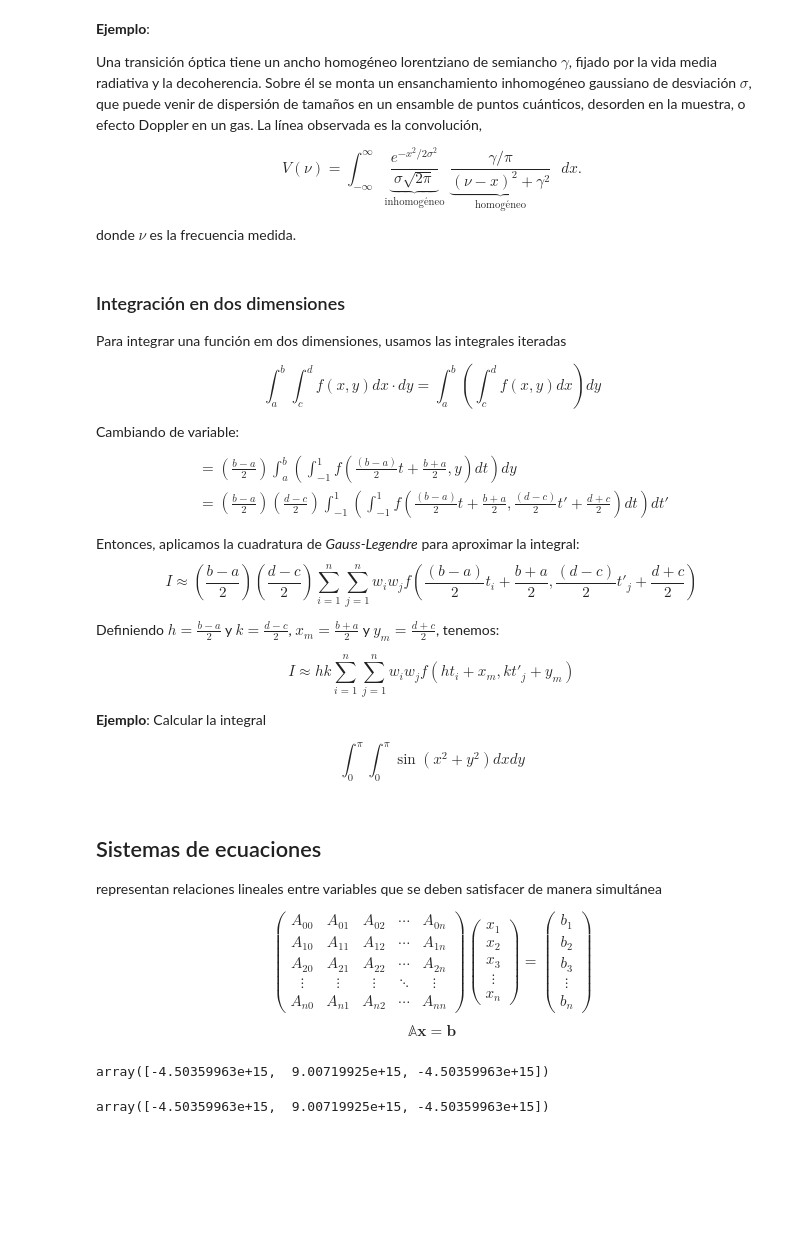
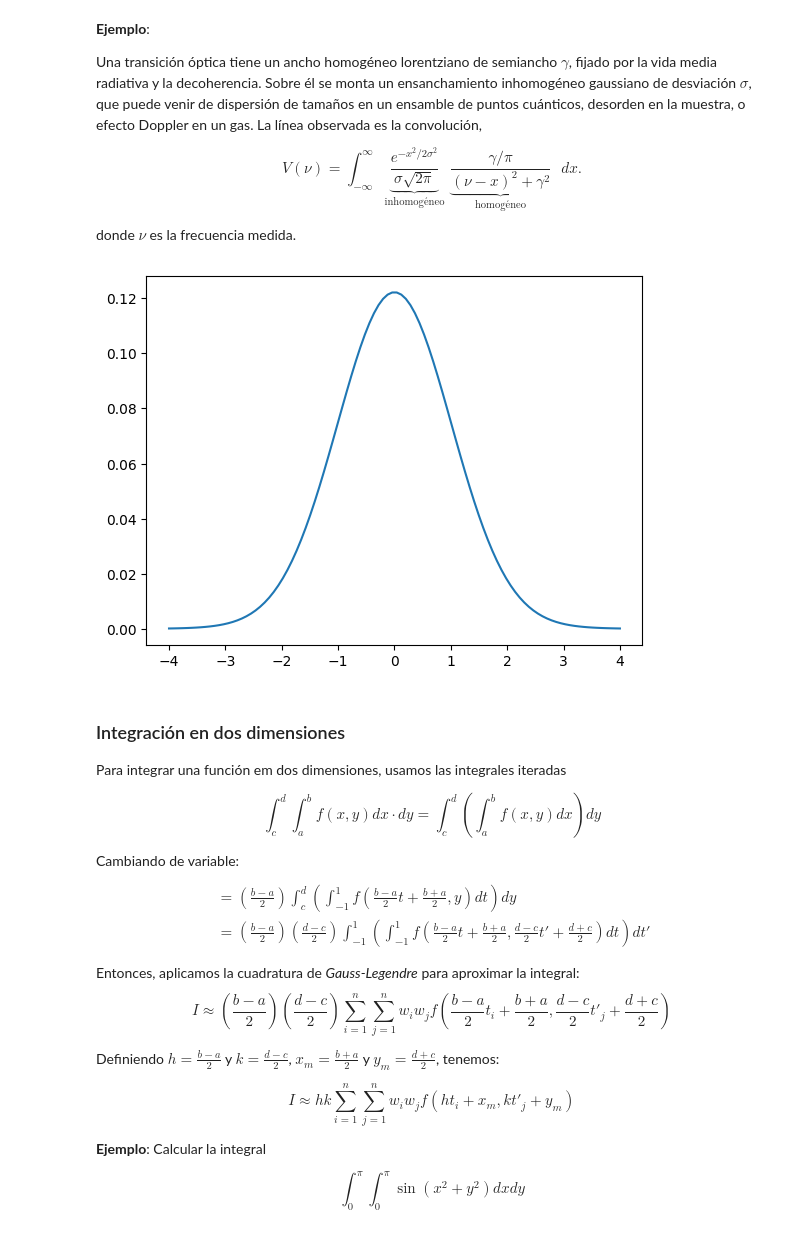
Before and after one commit to alfagalileo/Metodos_Computacionales_1, a Jupyter notebook: _Clase7.ipynb, the cells around one changed output. Saved outputs shown, nothing was run; the diff lists cells and outputs as text; code cells hidden in the pictures; blank space fills up the shorter version.

```diff
--- a/_Clase7.ipynb
+++ b/_Clase7.ipynb
@@ -65,3 +106,13 @@ Es decir,
 $$
     \int_{-1}^{1} \exp \left( -\left[ \frac{t}{1-t^2} \right]^2 \right) \frac{1+t^2}{(1-t^2)^2} dt
 $$
+# %%
+def integral_impropia(f, n):
+    t, w, _ = gauss_legendre(n)
+    x = t/(1 - t**2)
+    J = (1 + t**2)/(1 - t**2)**2
+    return np.sum(w*J*f(x))
+
+v_num = integral_impropia(lambda x: np.exp(-x**2), 32)
+v_exact = np.sqrt(np.pi)
+print(f"Error relativo de integracion: {np.abs((v_exact-v_num)/v_exact)*100:.2} %")
@@ -75,26 +128,47 @@ $$
 $$
 
 donde $\nu$ es la frecuencia medida.
+# %%
+def integral_impropia(f, n, s=1.0, c=0.0):
+    t, w, _ = gauss_legendre(n)
+    x = c + s*t/(1 - t**2)
+    J = s*(1 + t**2)/(1 - t**2)**2
+    return np.sum(w*J*f(x))
+
+def v(x, nu, sigma, gama ):
+    return np.exp(-x**2/(2*sigma**2))/(sigma*np.sqrt(2*np.pi))*(gama/np.pi)/( (nu-x)**2+ gama**2 )
+
+def V(nu, sigma, gama):
+    return integral_impropia( lambda x: v(x, nu, sigma, gama), 32, s = max(sigma, gama), c = nu)
+
+gama = 0.01
+sigma = 1
+nu = np.linspace(-4,4,100)
+y = [ V(nui,sigma, gama) for nui in nu ]
+plt.plot(nu, y)
+plt.show()
+# %% [output]
+[figure, added]
 # %% [markdown]
 ### Integración en dos dimensiones
 
 Para integrar una función em dos dimensiones, usamos las integrales iteradas
 
 $$
-    \int_{a}^{b} \int_{c}^{d} f(x,y) dx \cdot dy  =  \int_{a}^{b} \left( \int_{c}^{d} f(x,y) dx \right) dy
+    \int_{c}^{d} \int_{a}^{b} f(x,y) dx \cdot dy  =  \int_{c}^{d} \left( \int_{a}^{b} f(x,y) dx \right) dy
 $$
 
 Cambiando de variable:
 $$
     \begin{align}
-    &=  \left( \frac{b-a}{2} \right)\int_{a}^{b} \left( \int_{-1}^{1} f\left( \frac{(b-a)}{2} t + \frac{b+a}{2} ,y \right) dt \right) dy  \\
-    &=  \left( \frac{b-a}{2} \right) \left( \frac{d-c}{2} \right) \int_{-1}^{1} \left( \int_{-1}^{1} f\left( \frac{(b-a)}{2} t + \frac{b+a}{2} , \frac{(d-c)}{2} t' + \frac{d+c}{2} \right) dt \right) dt'
+    &=  \left( \frac{b-a}{2} \right)\int_{c}^{d} \left( \int_{-1}^{1} f\left( \frac{b-a}{2} t + \frac{b+a}{2} ,y \right) dt \right) dy  \\
+    &=  \left( \frac{b-a}{2} \right) \left( \frac{d-c}{2} \right) \int_{-1}^{1} \left( \int_{-1}^{1} f\left( \frac{b-a}{2} t + \frac{b+a}{2} , \frac{d-c}{2} t' + \frac{d+c}{2} \right) dt \right) dt'
     \end{align}
 $$
 
 Entonces, aplicamos la cuadratura de _Gauss-Legendre_ para aproximar la integral:
 $$
-    I \approx \left( \frac{b-a}{2} \right) \left( \frac{d-c}{2} \right) \sum_{i=1}^{n} \sum_{j=1}^{n} w_i w_j f\left( \frac{(b-a)}{2} t_i + \frac{b+a}{2} , \frac{(d-c)}{2} t'_j + \frac{d+c}{2} \right)
+    I \approx \left( \frac{b-a}{2} \right) \left( \frac{d-c}{2} \right) \sum_{i=1}^{n} \sum_{j=1}^{n} w_i w_j f\left( \frac{b-a}{2} t_i + \frac{b+a}{2} , \frac{d-c}{2} t'_j + \frac{d+c}{2} \right)
 $$
 
 Definiendo $h=\frac{b-a}{2}$ y $k=\frac{d-c}{2}$, $x_m=\frac{b+a}{2}$ y $y_m=\frac{d+c}{2}$, tenemos:
@@ -108,36 +182,3 @@ $$
 $$
     \int_{0}^\pi \int_{0}^\pi \sin(x^2+y^2) dx dy
 $$
-# %% [markdown]
-## Sistemas de ecuaciones
-
-representan relaciones lineales entre variables que se deben satisfacer de manera simultánea
-
-$$
-    \begin{pmatrix}
-    A_{00} & A_{01} & A_{02} & \cdots & A_{0n} \\
-    A_{10} & A_{11} & A_{12} & \cdots & A_{1n} \\
-    A_{20} & A_{21} & A_{22} & \cdots & A_{2n} \\
-    \vdots & \vdots & \vdots & \ddots & \vdots \\
-    A_{n0} & A_{n1} & A_{n2} & \cdots & A_{nn}
-    \end{pmatrix}
-    \begin{pmatrix}
-    x_1 \\
-    x_2 \\
-    x_3 \\
-    \vdots \\
-    x_n
-    \end{pmatrix}
-    =
-    \begin{pmatrix}
-    b_1 \\
-    b_2 \\
-    b_3 \\
-    \vdots \\
-    b_n
-    \end{pmatrix}
-$$
-
-$$
-    \mathbb{A} \mathbf{x} = \mathbf{b}
-$$
@@ -173,8 +184,0 @@ b = np.array([1,0,0])
-# %%
-gauss_solve(A,b)
-# %% [output]
-array([-4.50359963e+15,  9.00719925e+15, -4.50359963e+15])
-# %%
-np.linalg.solve(A,b)
-# %% [output]
-array([-4.50359963e+15,  9.00719925e+15, -4.50359963e+15])
```
Also changed, not shown: parts of 12 cells of this notebook.
